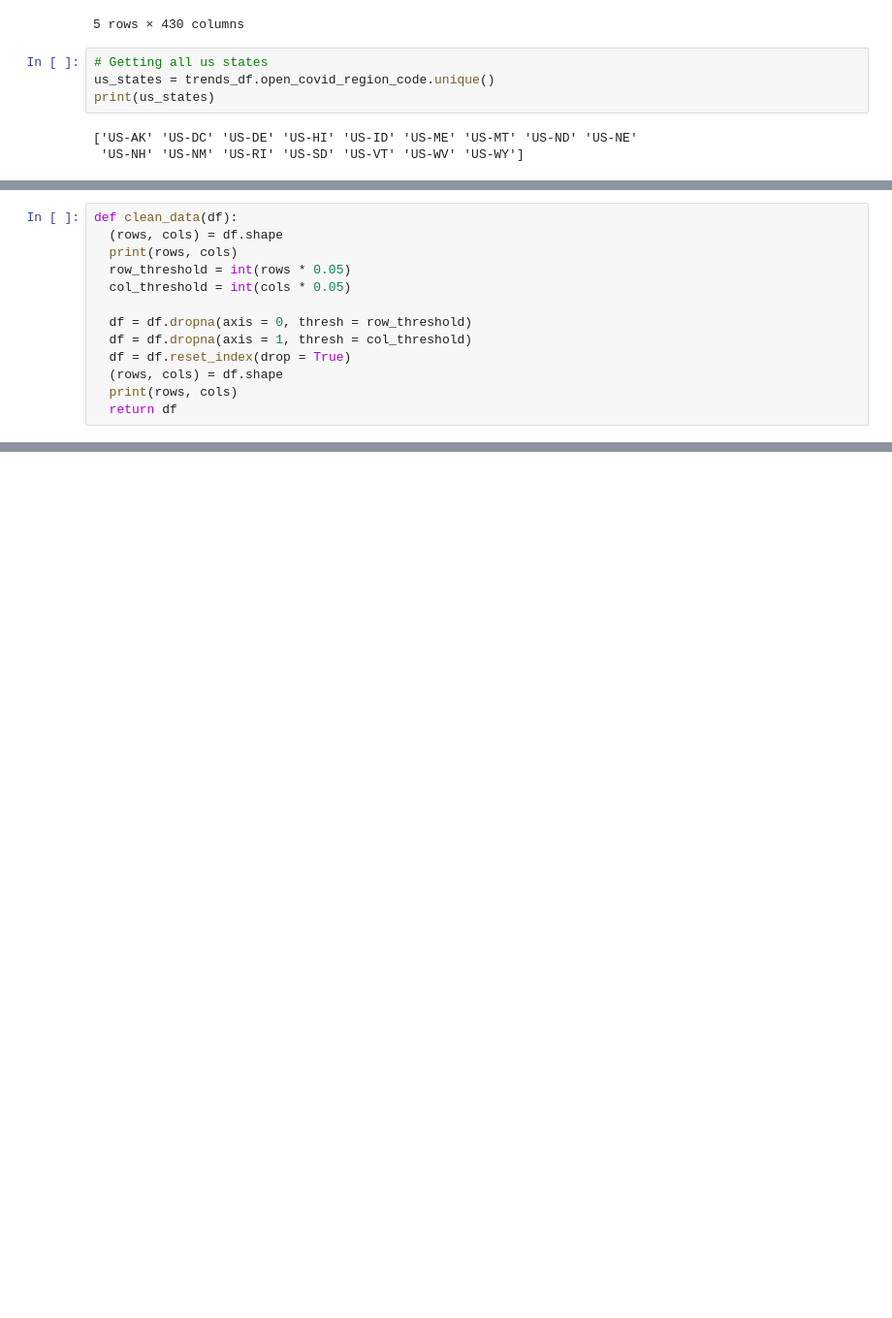
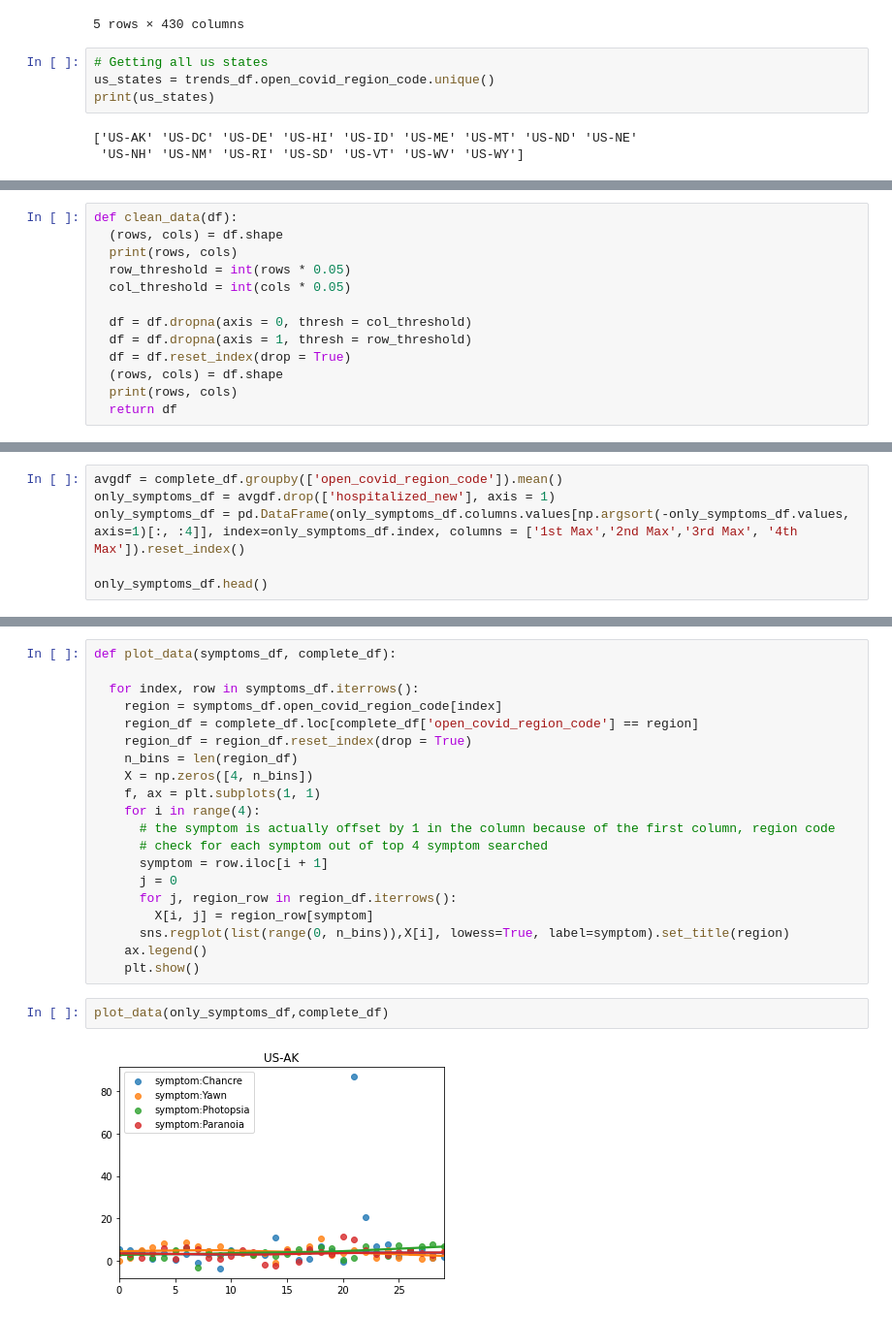
Before and after one commit to xinruili07/MiniProject1, a Jupyter notebook: mini_project1.ipynb, the cells around one changed output, grey strips where cells are left out. Shown at 97% size. Saved outputs shown, nothing was run; the diff lists cells and outputs as text; blank space fills up the shorter version.

```diff
--- a/mini_project1.ipynb
+++ b/mini_project1.ipynb
@@ -55,8 +139,8 @@ def clean_data(df):
   row_threshold = int(rows * 0.05)
   col_threshold = int(cols * 0.05)
 
-  df = df.dropna(axis = 0, thresh = row_threshold)
-  df = df.dropna(axis = 1, thresh = col_threshold)
+  df = df.dropna(axis = 0, thresh = col_threshold)
+  df = df.dropna(axis = 1, thresh = row_threshold)
   df = df.reset_index(drop = True)
   (rows, cols) = df.shape
   print(rows, cols)
@@ -101,0 +197,6 @@ complete_df.head()
+# %%
+avgdf = complete_df.groupby(['open_covid_region_code']).mean()
+only_symptoms_df = avgdf.drop(['hospitalized_new'], axis = 1)
+only_symptoms_df = pd.DataFrame(only_symptoms_df.columns.values[np.argsort(-only_symptoms_df.values, axis=1)[:, :4]], index=only_symptoms_df.index, columns = ['1st Max','2nd Max','3rd Max', '4th Max']).reset_index()
+
+only_symptoms_df.head()
@@ -101,0 +285,24 @@ complete_df.head()
+# %%
+def plot_data(symptoms_df, complete_df):
+
+  for index, row in symptoms_df.iterrows():
+    region = symptoms_df.open_covid_region_code[index]
+    region_df = complete_df.loc[complete_df['open_covid_region_code'] == region]
+    region_df = region_df.reset_index(drop = True)
+    n_bins = len(region_df)
+    X = np.zeros([4, n_bins])
+    f, ax = plt.subplots(1, 1)
+    for i in range(4):
+      # the symptom is actually offset by 1 in the column because of the first column, region code
+      # check for each symptom out of top 4 symptom searched
+      symptom = row.iloc[i + 1]
+      j = 0
+      for j, region_row in region_df.iterrows():
+        X[i, j] = region_row[symptom]
+      sns.regplot(list(range(0, n_bins)),X[i], lowess=True, label=symptom).set_title(region)
+    ax.legend()
+    plt.show()
+# %%
+plot_data(only_symptoms_df,complete_df)
+# %% [output]
+[figure, added]
```
Also changed, not shown: parts of 21 cells of this notebook.
